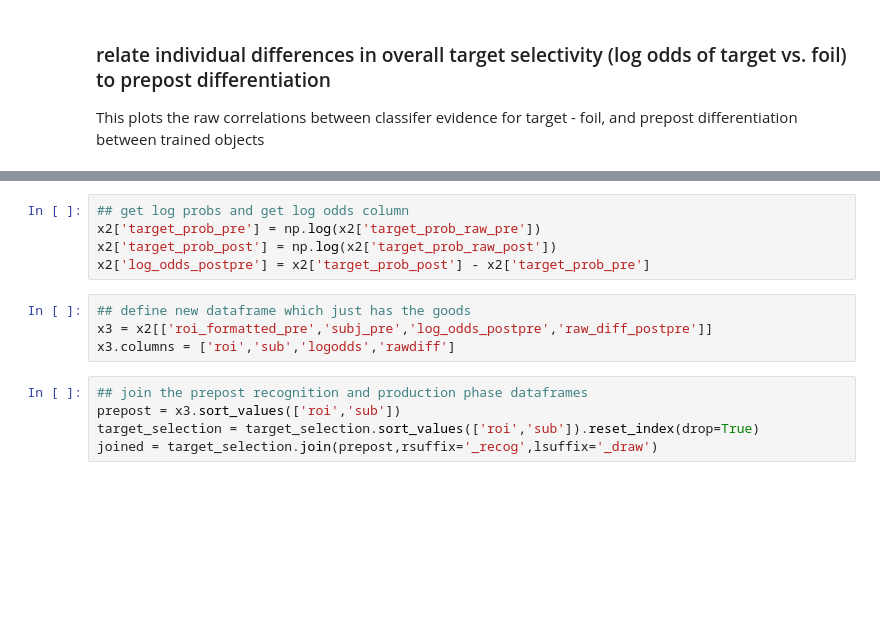
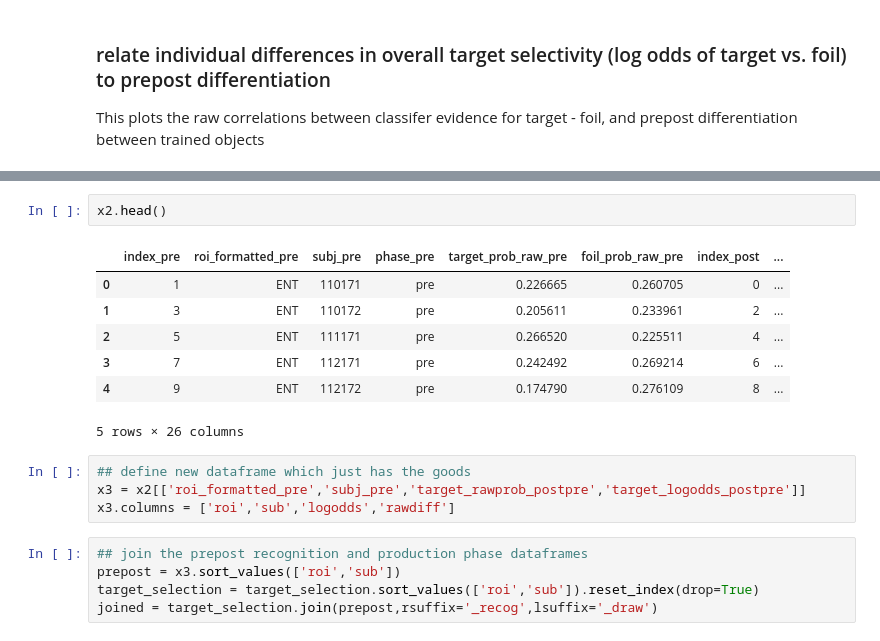
Before and after one commit to cogtoolslab/neurosketch, a Jupyter notebook: ipynb/golden/3_relate_drawing_training_and_recog_prepost.ipynb, the cells around one changed output, grey strips where cells are left out. Cells and saved outputs as stored; diff of their text form; blank space fills up the shorter version.

```diff
--- a/ipynb/golden/3_relate_drawing_training_and_recog_prepost.ipynb
+++ b/ipynb/golden/3_relate_drawing_training_and_recog_prepost.ipynb
@@ -84,11 +111,16 @@ x2['raw_diff_postpre'] = x2['target_prob_raw_post'] - x2['target_prob_raw_pre']
-# %%
-## get log probs and get log odds column
-x2['target_prob_pre'] = np.log(x2['target_prob_raw_pre'])
-x2['target_prob_post'] = np.log(x2['target_prob_raw_post'])
-x2['log_odds_postpre'] = x2['target_prob_post'] - x2['target_prob_pre']
+# %%
+x2.head()
+# %% [output]
+|  | index_pre | roi_formatted_pre | subj_pre | phase_pre | target_prob_raw_pre | foil_prob_raw_pre | index_post | ... |
+| 0 | 1 | ENT | 110171 | pre | 0.226665 | 0.260705 | 0 | ... |
+| 1 | 3 | ENT | 110172 | pre | 0.205611 | 0.233961 | 2 | ... |
+| 2 | 5 | ENT | 111171 | pre | 0.266520 | 0.225511 | 4 | ... |
+| 3 | 7 | ENT | 112171 | pre | 0.242492 | 0.269214 | 6 | ... |
+| 4 | 9 | ENT | 112172 | pre | 0.174790 | 0.276109 | 8 | ... |
+5 rows × 26 columns
 # %%
 ## define new dataframe which just has the goods
-x3 = x2[['roi_formatted_pre','subj_pre','log_odds_postpre','raw_diff_postpre']]
+x3 = x2[['roi_formatted_pre','subj_pre','target_rawprob_postpre','target_logodds_postpre']]
 x3.columns = ['roi','sub','logodds','rawdiff']
 # %%
 ## join the prepost recognition and production phase dataframes
```
Also changed, not shown: parts of 4 cells of this notebook.
